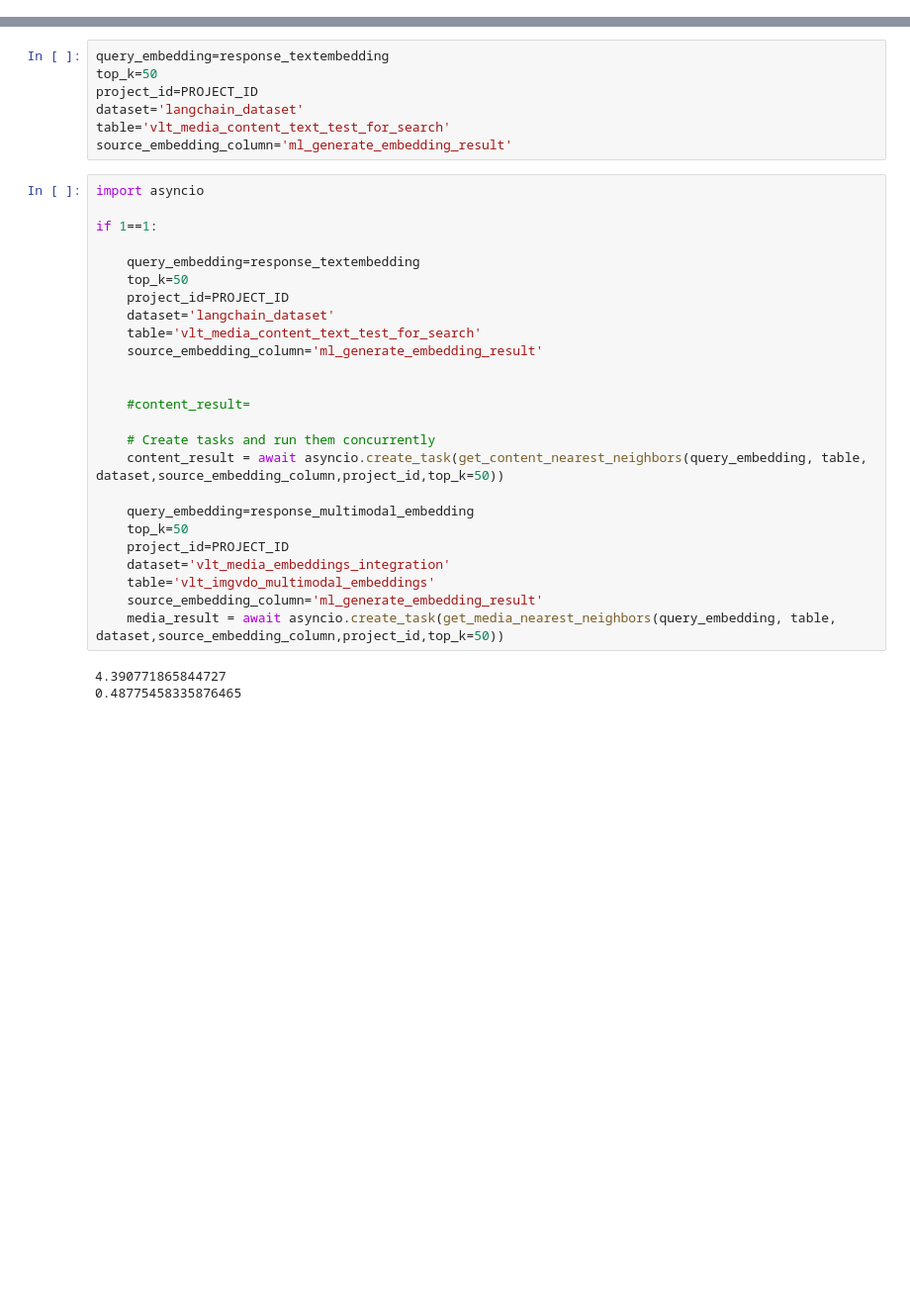
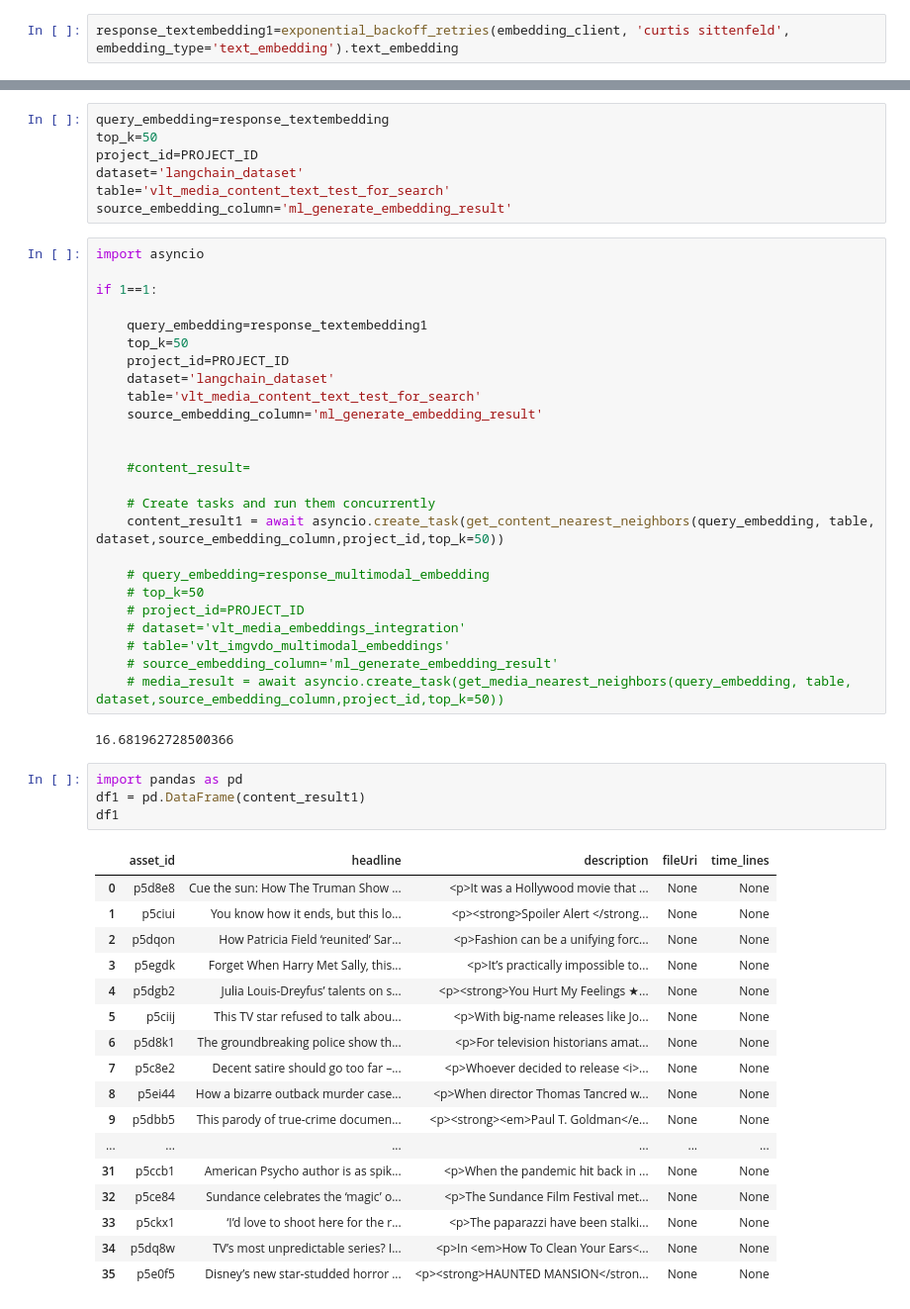
Before and after one commit to intelia-agility/GenAI, a Jupyter notebook: test_search.ipynb, the cells around one changed output, grey strips where cells are left out. Shown: that part at 99% size. Saved outputs shown, nothing was run; the diff lists cells and outputs as text; blank space fills up the shorter version.

```diff
--- a/test_search.ipynb
+++ b/test_search.ipynb
@@ -330,0 +591,2 @@ import asyncio
+# %%
+response_textembedding1=exponential_backoff_retries(embedding_client, 'curtis sittenfeld', embedding_type='text_embedding').text_embedding
@@ -344,7 +629,7 @@ import asyncio
 
 if 1==1:
 
-    query_embedding=response_textembedding
+    query_embedding=response_textembedding1
     top_k=50
     project_id=PROJECT_ID
     dataset='langchain_dataset'
@@ -355,15 +640,36 @@ if 1==1:
     #content_result=
 
     # Create tasks and run them concurrently
-    content_result = await asyncio.create_task(get_content_nearest_neighbors(query_embedding, table, dataset,source_embedding_column,project_id,top_k=50))
+    content_result1 = await asyncio.create_task(get_content_nearest_neighbors(query_embedding, table, dataset,source_embedding_column,project_id,top_k=50))
 
-    query_embedding=response_multimodal_embedding
-    top_k=50
-    project_id=PROJECT_ID
-    dataset='vlt_media_embeddings_integration'
-    table='vlt_imgvdo_multimodal_embeddings'
-    source_embedding_column='ml_generate_embedding_result'
-    media_result = await asyncio.create_task(get_media_nearest_neighbors(query_embedding, table, dataset,source_embedding_column,project_id,top_k=50))
+    # query_embedding=response_multimodal_embedding
+    # top_k=50
+    # project_id=PROJECT_ID
+    # dataset='vlt_media_embeddings_integration'
+    # table='vlt_imgvdo_multimodal_embeddings'
+    # source_embedding_column='ml_generate_embedding_result'
+    # media_result = await asyncio.create_task(get_media_nearest_neighbors(query_embedding, table, dataset,source_embedding_column,project_id,top_k=50))
 # %% [output]
-4.390771865844727
-0.48775458335876465
+16.681962728500366
+# %%
+import pandas as pd
+df1 = pd.DataFrame(content_result1)
+df1
+# %% [output]
+|  | asset_id | headline | description | fileUri | time_lines |
+| 0 | p5d8e8 | Cue the sun: How The Truman Show ... | <p>It was a Hollywood movie that ... | None | None |
+| 1 | p5ciui | You know how it ends, but this lo... | <p><strong>Spoiler Alert </strong... | None | None |
+| 2 | p5dqon | How Patricia Field ‘reunited’ Sar... | <p>Fashion can be a unifying forc... | None | None |
+| 3 | p5egdk | Forget When Harry Met Sally, this... | <p>It’s practically impossible to... | None | None |
+| 4 | p5dgb2 | Julia Louis-Dreyfus’ talents on s... | <p><strong>You Hurt My Feelings ★... | None | None |
+| 5 | p5ciij | This TV star refused to talk abou... | <p>With big-name releases like Jo... | None | None |
+| 6 | p5d8k1 | The groundbreaking police show th... | <p>For television historians amat... | None | None |
+| 7 | p5c8e2 | Decent satire should go too far –... | <p>Whoever decided to release <i>... | None | None |
+| 8 | p5ei44 | How a bizarre outback murder case... | <p>When director Thomas Tancred w... | None | None |
+| 9 | p5dbb5 | This parody of true-crime documen... | <p><strong><em>Paul T. Goldman</e... | None | None |
+| ... | ... | ... | ... | ... | ... |
+| 31 | p5ccb1 | American Psycho author is as spik... | <p>When the pandemic hit back in ... | None | None |
+| 32 | p5ce84 | Sundance celebrates the ‘magic’ o... | <p>The Sundance Film Festival met... | None | None |
+| 33 | p5ckx1 | ‘I’d love to shoot here for the r... | <p>The paparazzi have been stalki... | None | None |
+| 34 | p5dq8w | TV’s most unpredictable series? I... | <p>In <em>How To Clean Your Ears<... | None | None |
+| 35 | p5e0f5 | Disney’s new star-studded horror ... | <p><strong>HAUNTED MANSION</stron... | None | None |
```
Also changed, not shown: parts of 9 cells of this notebook.
